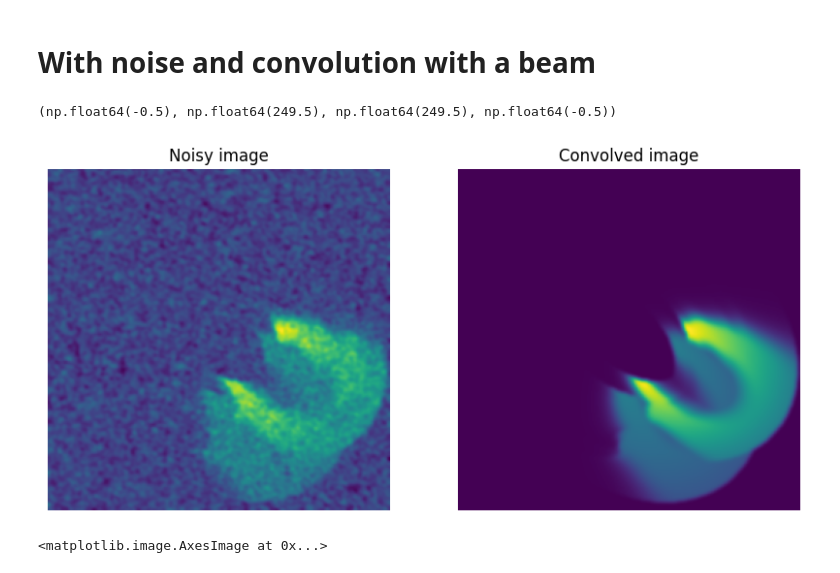
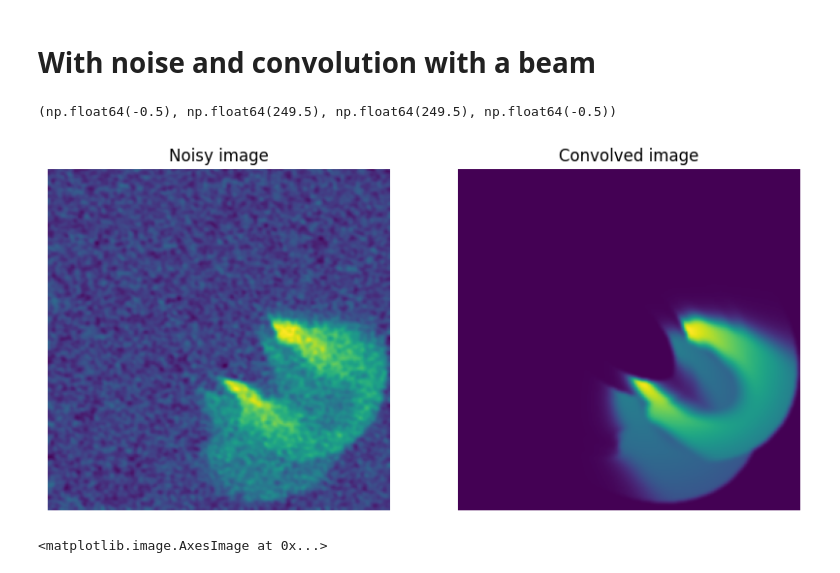
Before and after one commit to aleruzza/UnetEmu, a Jupyter notebook: fforge/evaluation/MAIN_cmaps_varp.ipynb, the cells around one changed output. Drawn from its saved outputs; the diff is of its cells as text; code cells hidden in the pictures.

```diff
--- a/fforge/evaluation/MAIN_cmaps_varp.ipynb
+++ b/fforge/evaluation/MAIN_cmaps_varp.ipynb
@@ -133,16 +133,16 @@ np.save('target_id2.npy', noisy_convolved_testset[2])
 # %%
 fig, axs = plt.subplots(1, 2, figsize=(10,5))
 axs[1].imshow(emulations_convolved['PlanetMass'][17, 15, 15])
-axs[0].imshow(noisy_convolved_testset[17,15])
+axs[0].imshow(noisy_convolved_testset[2,15])
 
 axs[0].set_title('Noisy image')
 axs[1].set_title('Convolved image')
 
 axs[0].axis('off')
 axs[1].axis('off')
 # %% [output]
 (np.float64(-0.5), np.float64(249.5), np.float64(249.5), np.float64(-0.5))
-[figure, old version]
+[figure, new version]
 # %%
 plt.imshow(emulations_convolved['PlanetMass'][17, 15, 15]-noisy_convolved_testset[17,15])
 # %% [output]
```
Also changed, not shown: parts of 3 cells of this notebook, 29 other files.
